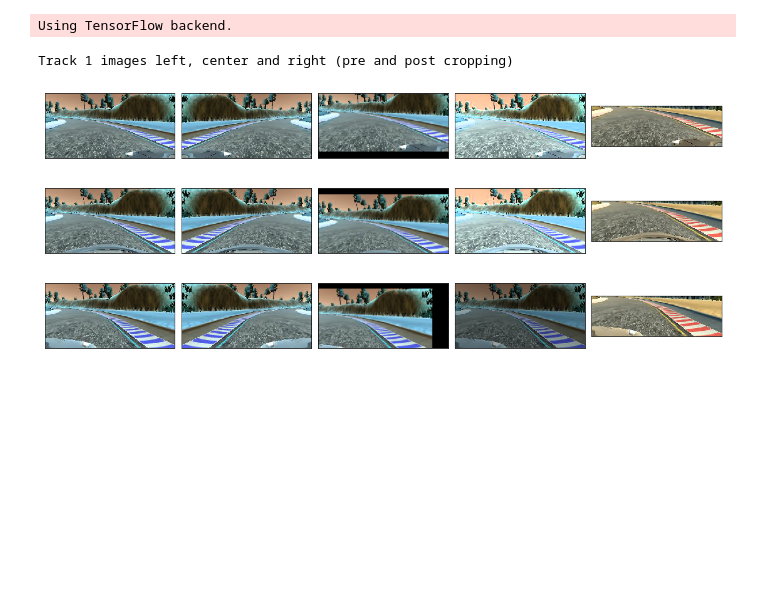
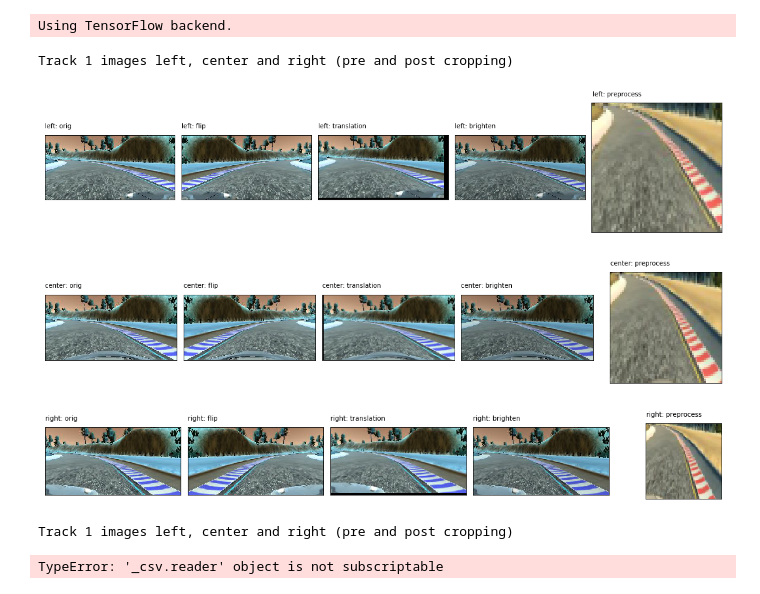
Before and after one commit to sumitkapoor/carnd_behavioral_cloning_project3, a Jupyter notebook: car_behaviour_cloning.ipynb, the cells around one changed output. Saved outputs shown, nothing was run; the diff lists cells and outputs as text; code cells hidden in the pictures; blank space fills up the shorter version.

```diff
--- a/car_behaviour_cloning.ipynb
+++ b/car_behaviour_cloning.ipynb
@@ -9,7 +9,7 @@ Using TensorFlow backend.
 # %%
 import cv2
 import matplotlib.pyplot as plt
-from data_processing import *
+from utils.data_processing import *
 
 def show_images(left_image, center_image, right_image):
 
@@ -18,66 +18,81 @@ def show_images(left_image, center_image, right_image):
 
     axis = fig.add_subplot(1, 5, 1, xticks=[], yticks=[])
     axis.imshow(left_image)
+    axis.annotate("left: orig\n", xy=(0, 0))
 
     axis = fig.add_subplot(1, 5, 2, xticks=[], yticks=[])
     img, angle  = flip_image(left_image, 1)
     axis.imshow(img)
+    axis.annotate("left: flip\n", xy=(0, 0))
 
     axis = fig.add_subplot(1, 5, 3, xticks=[], yticks=[])
-    img, angle  = trans_image(left_image, 1, 100)
+    img, angle  = trans_image(left_image, 1, 50, 10)
     axis.imshow(img)
+    axis.annotate("left: translation\n", xy=(0, 0))
 
     axis = fig.add_subplot(1, 5, 4, xticks=[], yticks=[])
     img = brighten_augmentation(left_image)
     axis.imshow(img)
+    axis.annotate("left: brighten\n", xy=(0, 0))
 
     axis = fig.add_subplot(1, 5, 5, xticks=[], yticks=[])
     img = preprocess_image(left_image)
     axis.imshow(img)
+    axis.annotate("left: preprocess\n", xy=(0, 0))
 
     fig = plt.figure(figsize = (15, 5))
     fig.subplots_adjust(left = 0, right = 1, bottom = 0, top = 1, hspace = 0.05, wspace = 0.05)
 
     axis = fig.add_subplot(2, 5, 1, xticks=[], yticks=[])
     axis.imshow(center_image)
+    axis.annotate("center: orig\n", xy=(0, 0))
 
     axis = fig.add_subplot(2, 5, 2, xticks=[], yticks=[])
     img, angle  = flip_image(center_image, 1)
     axis.imshow(img)
+    axis.annotate("center: flip\n", xy=(0, 0))
 
     axis = fig.add_subplot(2, 5, 3, xticks=[], yticks=[])
-    img, angle  = trans_image(center_image, 1, 100)
+    img, angle  = trans_image(center_image, 1, 50, 10)
     axis.imshow(img)
+    axis.annotate("center: translation\n", xy=(0, 0))
 
     axis = fig.add_subplot(2, 5, 4, xticks=[], yticks=[])
     img = brighten_augmentation(center_image)
     axis.imshow(img)
+    axis.annotate("center: brighten\n", xy=(0, 0))
 
     axis = fig.add_subplot(2, 5, 5, xticks=[], yticks=[])
     img = preprocess_image(center_image)
     axis.imshow(img)
+    axis.annotate("center: preprocess\n", xy=(0, 0))
 
     fig = plt.figure(figsize = (15, 5))
     fig.subplots_adjust(left = 0, right = 1, bottom = 0, top = 1, hspace = 0.05, wspace = 0.05)
 
     axis = fig.add_subplot(3, 5, 1, xticks=[], yticks=[])
     axis.imshow(right_image)
+    axis.annotate("right: orig\n", xy=(0, 0))
 
     axis = fig.add_subplot(3, 5, 2, xticks=[], yticks=[])
     img, angle  = flip_image(right_image, 1)
     axis.imshow(img)
+    axis.annotate("right: flip\n", xy=(0, 0))
 
     axis = fig.add_subplot(3, 5, 3, xticks=[], yticks=[])
-    img, angle  = trans_image(right_image, 1, 100)
+    img, angle  = trans_image(right_image, 1, 50, 10)
     axis.imshow(img)
+    axis.annotate("right: translation\n", xy=(0, 0))
 
     axis = fig.add_subplot(3, 5, 4, xticks=[], yticks=[])
     img = brighten_augmentation(right_image)
     axis.imshow(img)
+    axis.annotate("right: brighten\n", xy=(0, 0))
 
     axis = fig.add_subplot(3, 5, 5, xticks=[], yticks=[])
     img = preprocess_image(right_image)
     axis.imshow(img)
+    axis.annotate("right: preprocess\n", xy=(0, 0))
 
     plt.show()
 # %%
@@ -89,37 +104,77 @@ track_one_csv_file = "./data/track1/driving_log.csv"
 track_two_csv_file = "./data/track2/driving_log.csv"
 
 data = []
 
 show_track1_images = True
 show_track2_images = True
 
 with open(track_one_csv_file) as csvfile:
     track_one_csv = csv.reader(csvfile, delimiter=',')
 
     print ("Track 1 images left, center and right (pre and post cropping)")
     for row in track_one_csv:
         left_path = "./data/track1/IMG/" + row[1].split("/")[-1]
         center_path = "./data/track1/IMG/" + row[0].split("/")[-1]
         right_path = "./data/track1/IMG/" + row[2].split("/")[-1]
 
         steering_angle = float(row[3])
 
-        data.append((left_path, center_path, right_path, steering_angle))
+        if abs(steering_angle) > 0.05:
+            data.append((left_path, center_path, right_path, steering_angle))
 
         left_image = cv2.imread(left_path)
 
         center_image = cv2.imread(center_path)
 
         right_image = cv2.imread(right_path)
 
         if show_track1_images:
             show_images(left_image, center_image, right_image)
             show_track1_images = False
 # %% [output]
 Track 1 images left, center and right (pre and post cropping)
-[figure, old version]
+[figure, new version]
-[figure, old version]
+[figure, new version]
-[figure, old version]
+[figure, new version]
+# %%
+# CSV format center_image_path, left_image_path, right_image_path, steering, throttle, brake, speed
+import csv
+
+
+sample_csv_file = "./data/data/driving_log.csv"
+
+header = True
+
+with open(sample_csv_file) as csvfile:
+    sample_csv = csv.reader(csvfile, delimiter=',')
+
+    print ("Track 1 images left, center and right (pre and post cropping)")
+    for row in sample_csv:
+        if header:
+            header = False
+            continue
+
+        left_path = "./data/data/IMG/" + row[1].split("/")[-1]
+        center_path = "./data/data/IMG/" + row[0].split("/")[-1]
+        right_path = "./data/data/IMG/" + row[2].split("/")[-1]
+
+        steering_angle = float(row[3])
+
+        if abs(steering_angle) > 0.05:
+            data.append((left_path, center_path, right_path, steering_angle))
+
+        left_image = cv2.imread(left_path)
+
+        center_image = cv2.imread(center_path)
+
+        right_image = cv2.imread(right_path)
+
+        if show_track1_images:
+            show_images(left_image, center_image, right_image)
+            show_track1_images = False
+# %% [output]
+Track 1 images left, center and right (pre and post cropping)
+TypeError: '_csv.reader' object is not subscriptable
 # %%
 with open(track_two_csv_file) as csvfile:
     track_one_csv = csv.reader(csvfile, delimiter=',')
```
Also changed, not shown: parts of 5 cells of this notebook, 4 other files.
